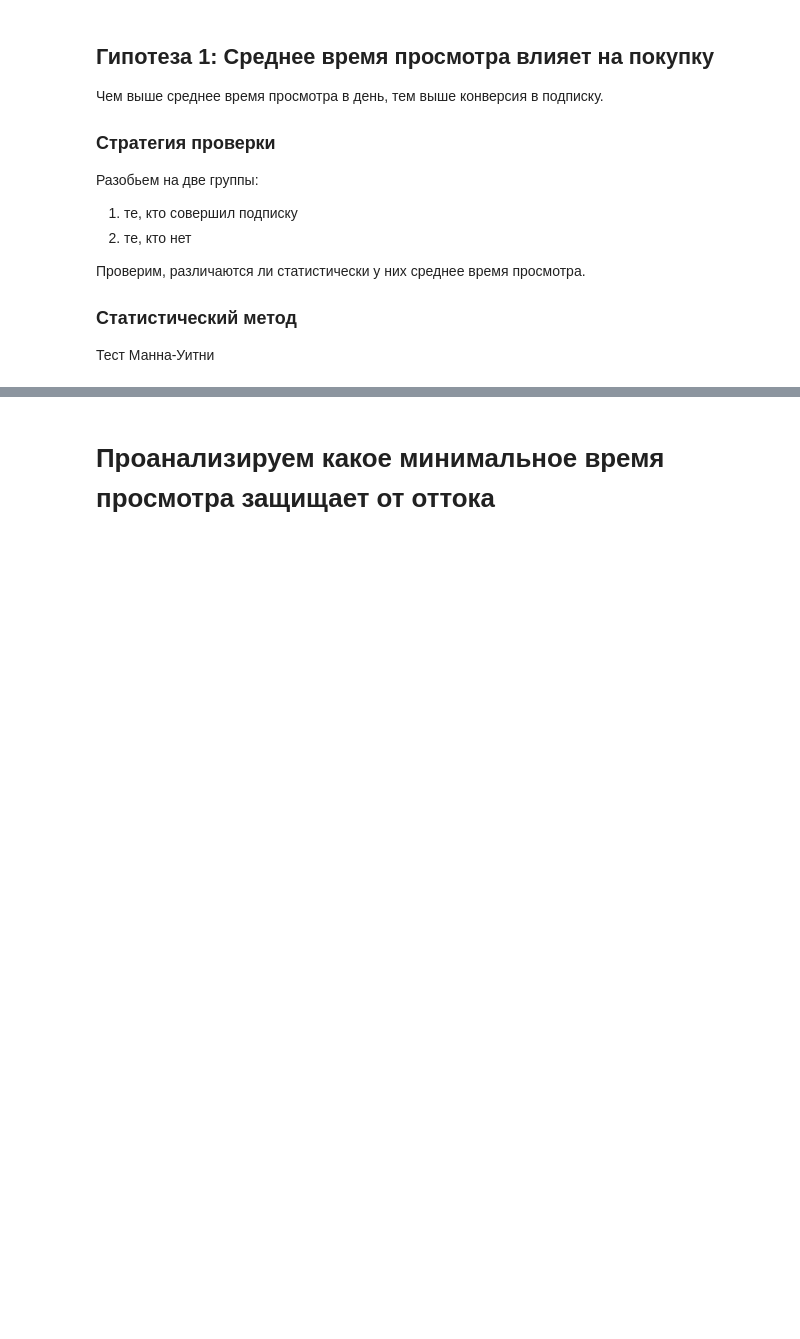
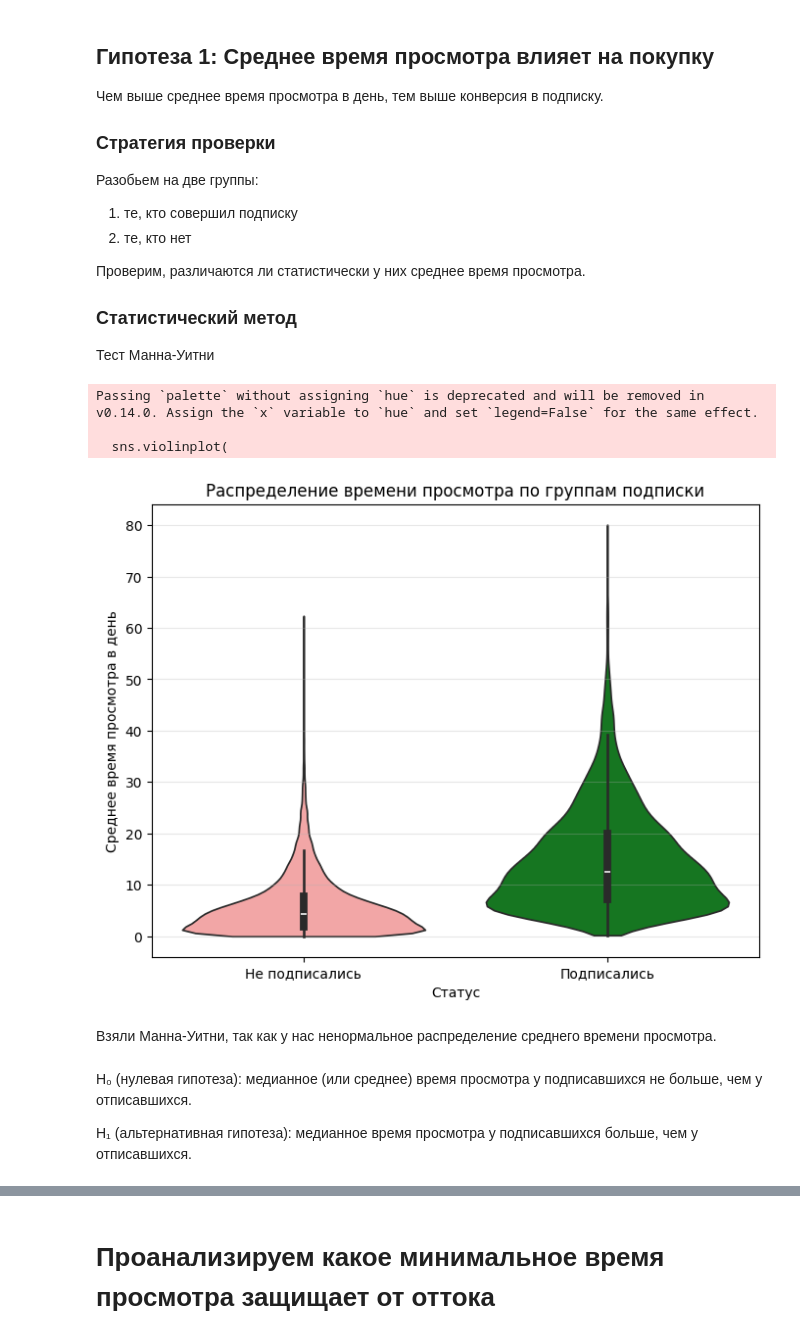
Before and after one commit to antosden/video-platform-churn-analysis, a Jupyter notebook: Команда_12_Чек-пойнт_1.ipynb, the cells around one changed output, grey strips where cells are left out. Saved outputs shown, nothing was run; the diff lists cells and outputs as text; code cells hidden in the pictures; blank space fills up the shorter version.

```diff
--- a/Команда_12_Чек-пойнт_1.ipynb
+++ b/Команда_12_Чек-пойнт_1.ipynb
@@ -375,3 +397,34 @@ plt.show()
 ### Статистический метод
 
 Тест Манна-Уитни
+# %%
+plt.figure(figsize=(8, 6))
+
+df_sorted = df.copy()
+df_sorted["churn_str"] = df_sorted["churn"].map({1: "Не подписались", 0: "Подписались"})
+
+sns.violinplot(
+    data=df_sorted,
+    x="churn_str",
+    y="avg_min_watch_daily",
+    palette=["#ff9999", "#068615"],
+    cut=0
+)
+
+plt.title("Распределение времени просмотра по группам подписки")
+plt.xlabel("Статус")
+plt.ylabel("Среднее время просмотра в день")
+plt.grid(axis="y", alpha=0.3)
+
+plt.show()
+# %% [output]
+Passing `palette` without assigning `hue` is deprecated and will be removed in v0.14.0. Assign the `x` variable to `hue` and set `legend=False` for the same effect.
+
+  sns.violinplot(
+[figure, added]
+# %% [markdown]
+Взяли Манна-Уитни, так как у нас ненормальное распределение среднего времени просмотра.
+# %% [markdown]
+H₀ (нулевая гипотеза): медианное (или среднее) время просмотра у подписавшихся не больше, чем у отписавшихся.
+
+H₁ (альтернативная гипотеза): медианное время просмотра у подписавшихся больше, чем у отписавшихся.
```
Also changed, not shown: parts of 15 cells of this notebook.
